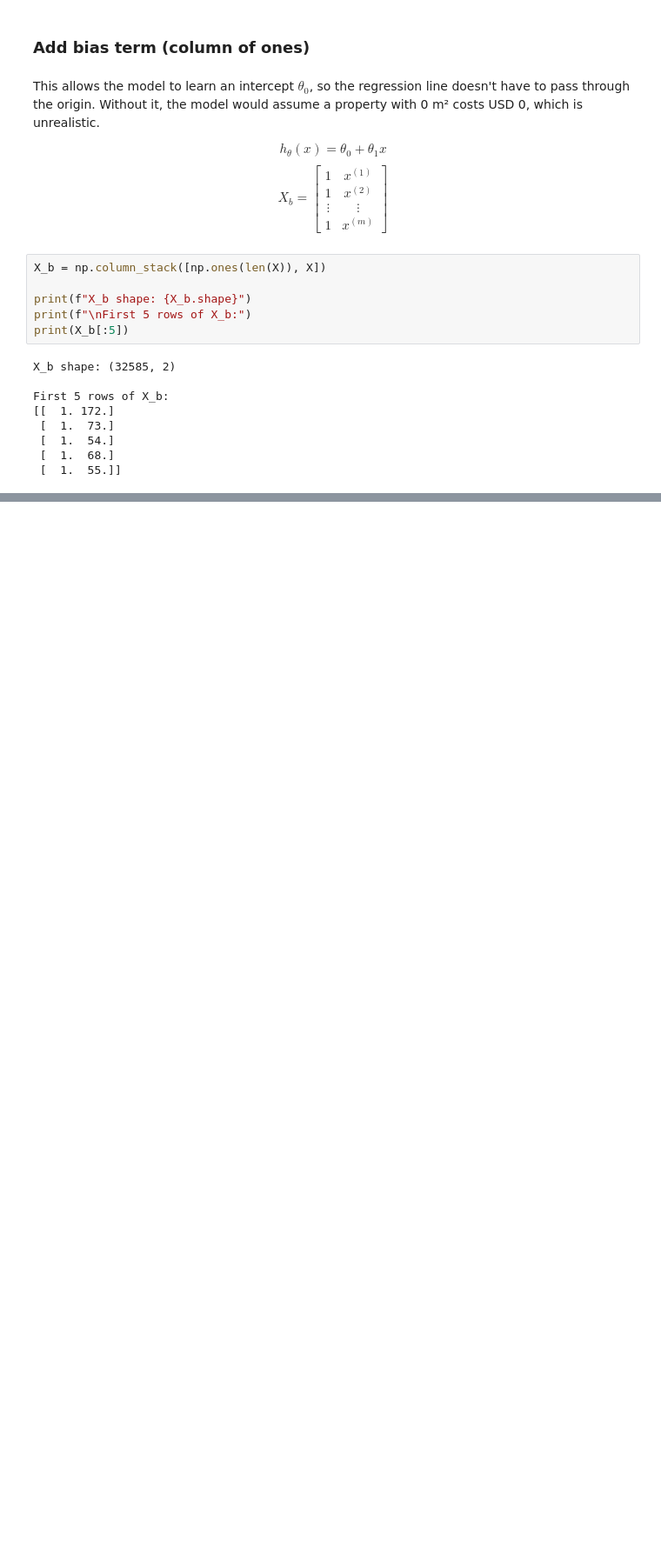
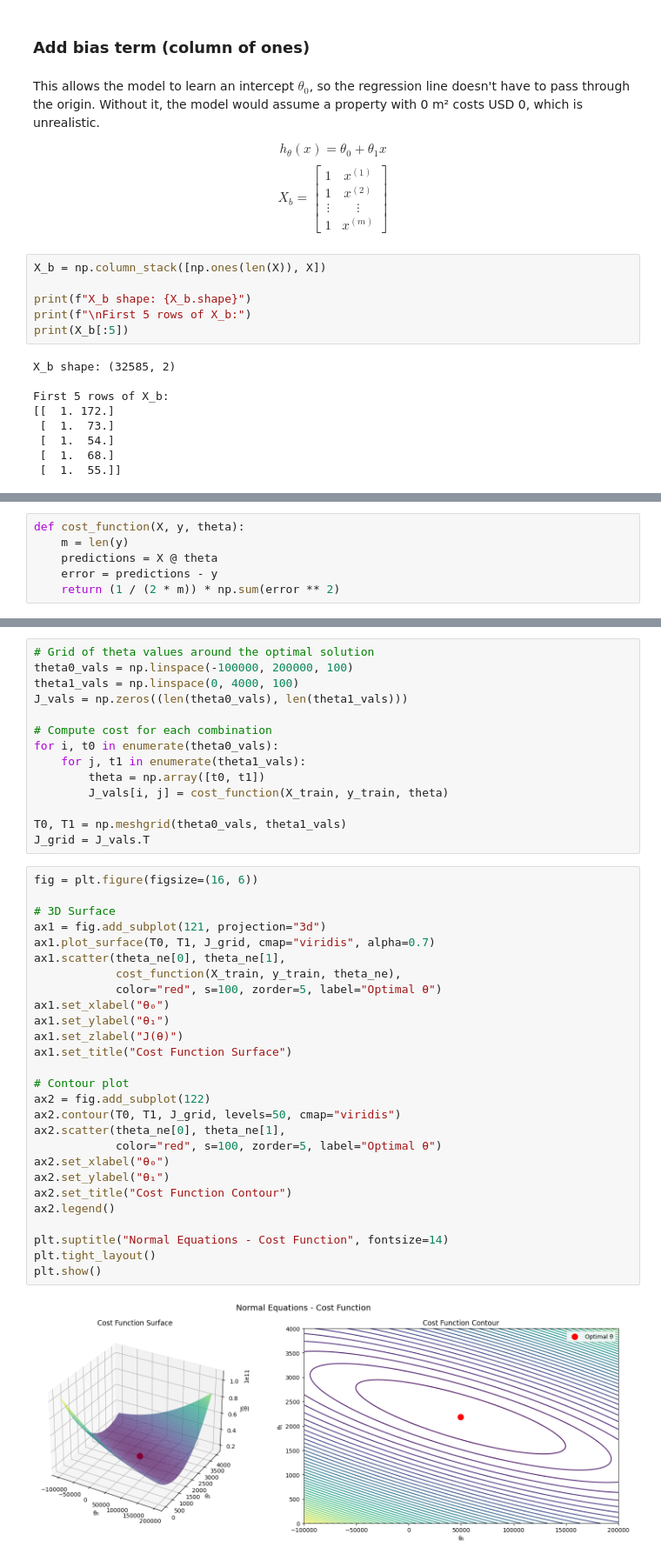
Before and after one commit to FacundoBerthet/CS299-stanford-2018-autumn, a Jupyter notebook: models/01_linear_regression.ipynb, the cells around one changed output, grey strips where cells are left out. Shown at 87% size. Cells and saved outputs as stored; diff of their text form; blank space fills up the shorter version.

```diff
--- a/models/01_linear_regression.ipynb
+++ b/models/01_linear_regression.ipynb
@@ -75,0 +123,6 @@ First 5 rows of X_b:
+# %%
+def cost_function(X, y, theta):
+    m = len(y)
+    predictions = X @ theta
+    error = predictions - y
+    return (1 / (2 * m)) * np.sum(error ** 2)
@@ -75,0 +189,43 @@ First 5 rows of X_b:
+# %%
+# Grid of theta values around the optimal solution
+theta0_vals = np.linspace(-100000, 200000, 100)
+theta1_vals = np.linspace(0, 4000, 100)
+J_vals = np.zeros((len(theta0_vals), len(theta1_vals)))
+
+# Compute cost for each combination
+for i, t0 in enumerate(theta0_vals):
+    for j, t1 in enumerate(theta1_vals):
+        theta = np.array([t0, t1])
+        J_vals[i, j] = cost_function(X_train, y_train, theta)
+
+T0, T1 = np.meshgrid(theta0_vals, theta1_vals)
+J_grid = J_vals.T
+# %%
+fig = plt.figure(figsize=(16, 6))
+
+# 3D Surface
+ax1 = fig.add_subplot(121, projection="3d")
+ax1.plot_surface(T0, T1, J_grid, cmap="viridis", alpha=0.7)
+ax1.scatter(theta_ne[0], theta_ne[1],
+            cost_function(X_train, y_train, theta_ne),
+            color="red", s=100, zorder=5, label="Optimal θ")
+ax1.set_xlabel("θ₀")
+ax1.set_ylabel("θ₁")
+ax1.set_zlabel("J(θ)")
+ax1.set_title("Cost Function Surface")
+
+# Contour plot
+ax2 = fig.add_subplot(122)
+ax2.contour(T0, T1, J_grid, levels=50, cmap="viridis")
+ax2.scatter(theta_ne[0], theta_ne[1],
+            color="red", s=100, zorder=5, label="Optimal θ")
+ax2.set_xlabel("θ₀")
+ax2.set_ylabel("θ₁")
+ax2.set_title("Cost Function Contour")
+ax2.legend()
+
+plt.suptitle("Normal Equations - Cost Function", fontsize=14)
+plt.tight_layout()
+plt.show()
+# %% [output]
+[figure, added]
```
Also changed, not shown: parts of 12 cells of this notebook.
